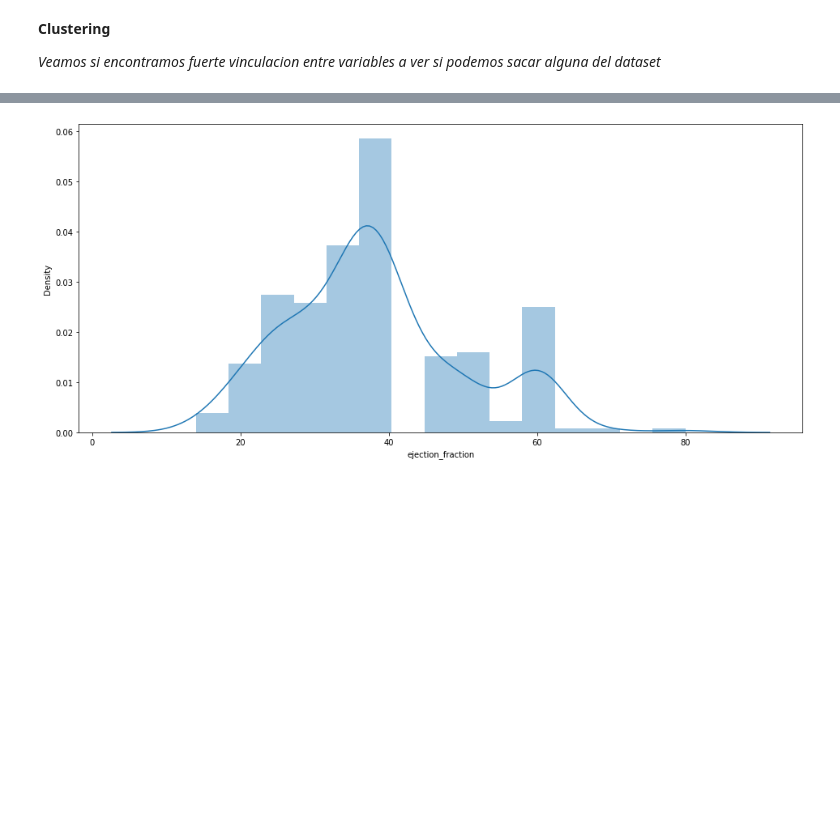
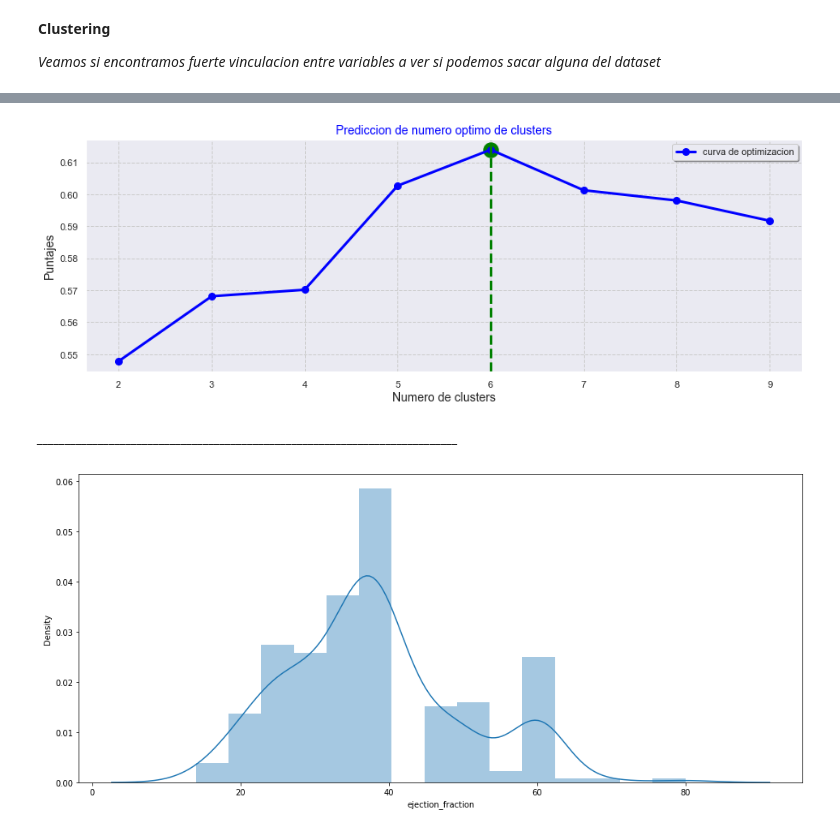
Before and after one commit to Fedenov/Aprendizaje_Automatico_Tarea3, a Jupyter notebook: Tarea3.ipynb, the cells around one changed output, grey strips where cells are left out. Cells and saved outputs as stored; diff of their text form; code cells hidden in the pictures; blank space fills up the shorter version.

```diff
--- a/Tarea3.ipynb
+++ b/Tarea3.ipynb
@@ -557,0 +604,6 @@ weighted avg       0.90      0.89      0.87        44
+# %%
+Sum_of_squared_distances = []
+K = range(1,2)
+for k in K:
+    Sum_of_squared_distances.append(prediction.inertia_)
+print (Sum_of_squared_distances)
@@ -558,3 +633,25 @@ weighted avg       0.90      0.89      0.87        44
+# %%
+from sklearn.metrics import silhouette_score
+
+versiones_kmeans = [KMeans(n_clusters = k, random_state = 20).fit(X) for k in range(1, 10)]
+puntajes = [silhouette_score(X, model.labels_) for model in versiones_kmeans[1:]]
+
+plt.figure(figsize = (15,5))
+plt.plot(range(2, 10), puntajes, 'bo-', color = 'blue', linewidth = 3, markersize = 8, label = 'curva de optimizacion')
+plt.grid(which = 'major', color = '#cccccc', linestyle = '--')
+plt.title('Prediccion de numero optimo de clusters', family = 'Arial', fontsize = 14, color = 'blue')
+plt.xlabel("Numero de clusters", fontsize = 14)
+plt.ylabel("Puntajes", fontsize = 14)
+
+k = np.argmax(puntajes) + 2
+plt.axvline(x = k, linestyle = '--', color = 'green', linewidth = 3)
+plt.scatter(k, puntajes[k-2], color = 'green', s=300)
+plt.legend(shadow=True)
+plt.show()
+# %% [output]
+[figure, added]
+# %% [markdown]
+*____________________________________________________________________________*
 # %%
 ## Genero un dataframe con los aspectos mas importantes segun el paper
 mostRelevantData = dataSet[['ejection_fraction', 'serum_creatinine', 'DEATH_EVENT']].copy()
```
Also changed, not shown: parts of 9 cells of this notebook.
